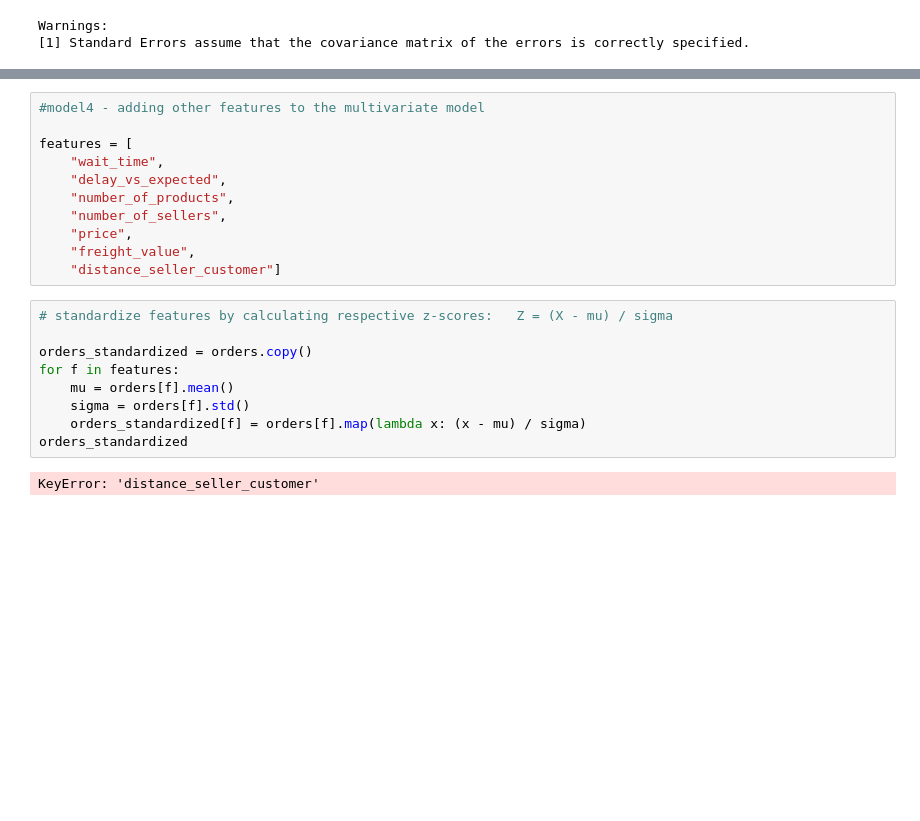
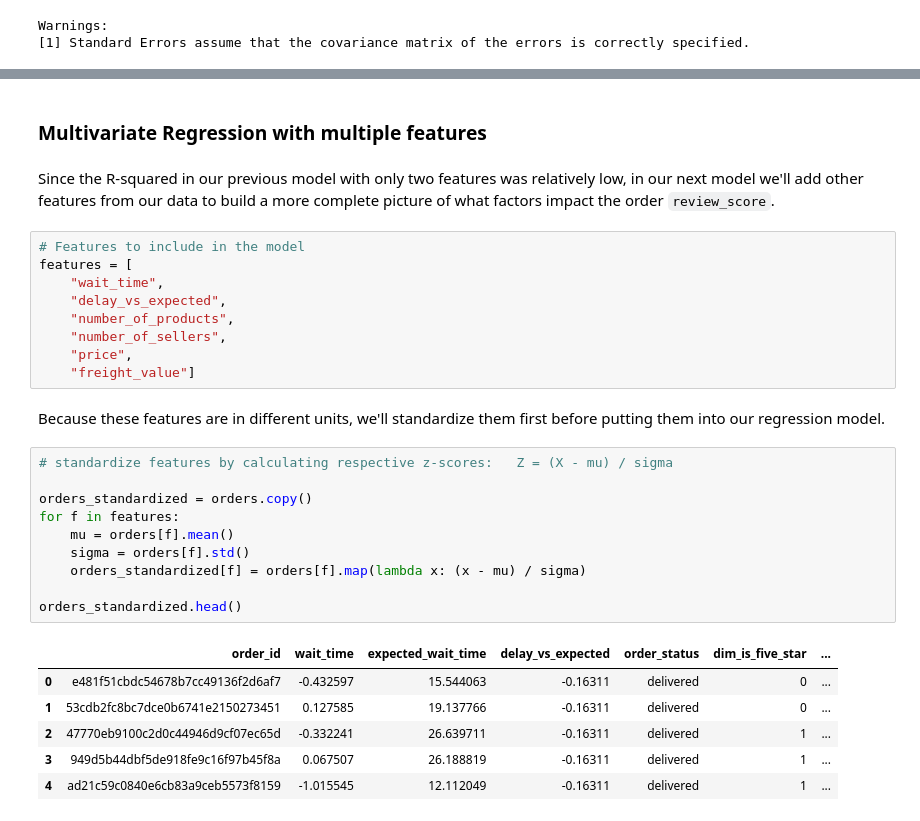
Before and after one commit to phlln/olist-analysis, a Jupyter notebook: notebooks/Orders Analysis.ipynb, the cells around one changed output, grey strips where cells are left out. Cells and saved outputs as stored; diff of their text form; blank space fills up the shorter version.

```diff
--- a/notebooks/Orders Analysis.ipynb
+++ b/notebooks/Orders Analysis.ipynb
@@ -586,25 +589,35 @@ With these findings we can make the case that for the customer, the total wait t
+# %% [markdown]
+### Multivariate Regression with multiple features
+# %% [markdown]
+Since the R-squared in our previous model with only two features was relatively low, in our next model we'll add other features from our data to build a more complete picture of what factors impact the order `review_score`.
 # %%
-#model4 - adding other features to the multivariate model
-
+# Features to include in the model
 features = [
     "wait_time",
     "delay_vs_expected",
     "number_of_products",
     "number_of_sellers",
     "price",
-    "freight_value",
-    "distance_seller_customer"]
+    "freight_value"]
+# %% [markdown]
+Because these features are in different units, we'll standardize them first before putting them into our regression model.
 # %%
 # standardize features by calculating respective z-scores:   Z = (X - mu) / sigma
 
 orders_standardized = orders.copy()
 for f in features:
     mu = orders[f].mean()
     sigma = orders[f].std()
     orders_standardized[f] = orders[f].map(lambda x: (x - mu) / sigma)
-orders_standardized
+
+orders_standardized.head()
 # %% [output]
-KeyError: 'distance_seller_customer'
+|  | order_id | wait_time | expected_wait_time | delay_vs_expected | order_status | dim_is_five_star | ... |
+| 0 | e481f51cbdc54678b7cc49136f2d6af7 | -0.432597 | 15.544063 | -0.16311 | delivered | 0 | ... |
+| 1 | 53cdb2fc8bc7dce0b6741e2150273451 | 0.127585 | 19.137766 | -0.16311 | delivered | 0 | ... |
+| 2 | 47770eb9100c2d0c44946d9cf07ec65d | -0.332241 | 26.639711 | -0.16311 | delivered | 1 | ... |
+| 3 | 949d5b44dbf5de918fe9c16f97b45f8a | 0.067507 | 26.188819 | -0.16311 | delivered | 1 | ... |
+| 4 | ad21c59c0840e6cb83a9ceb5573f8159 | -1.015545 | 12.112049 | -0.16311 | delivered | 1 | ... |
 # %%
 # model4; create formula for stats.model
 
```
Also changed, not shown: parts of 11 cells of this notebook.
